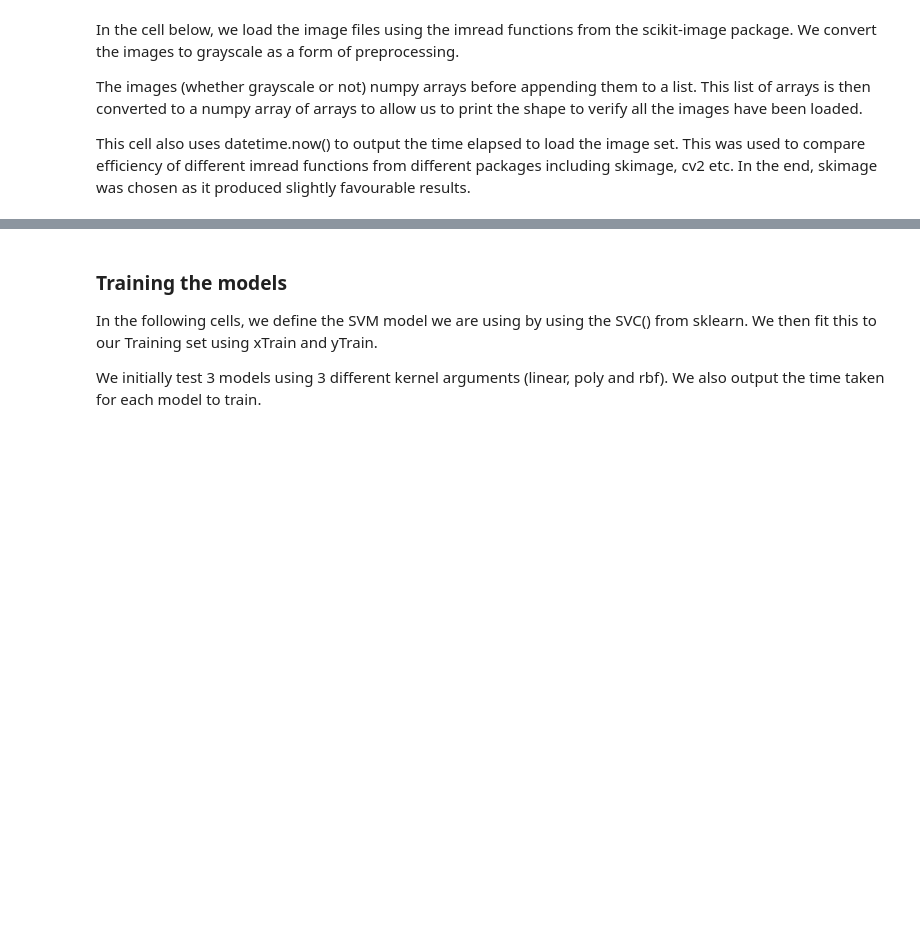
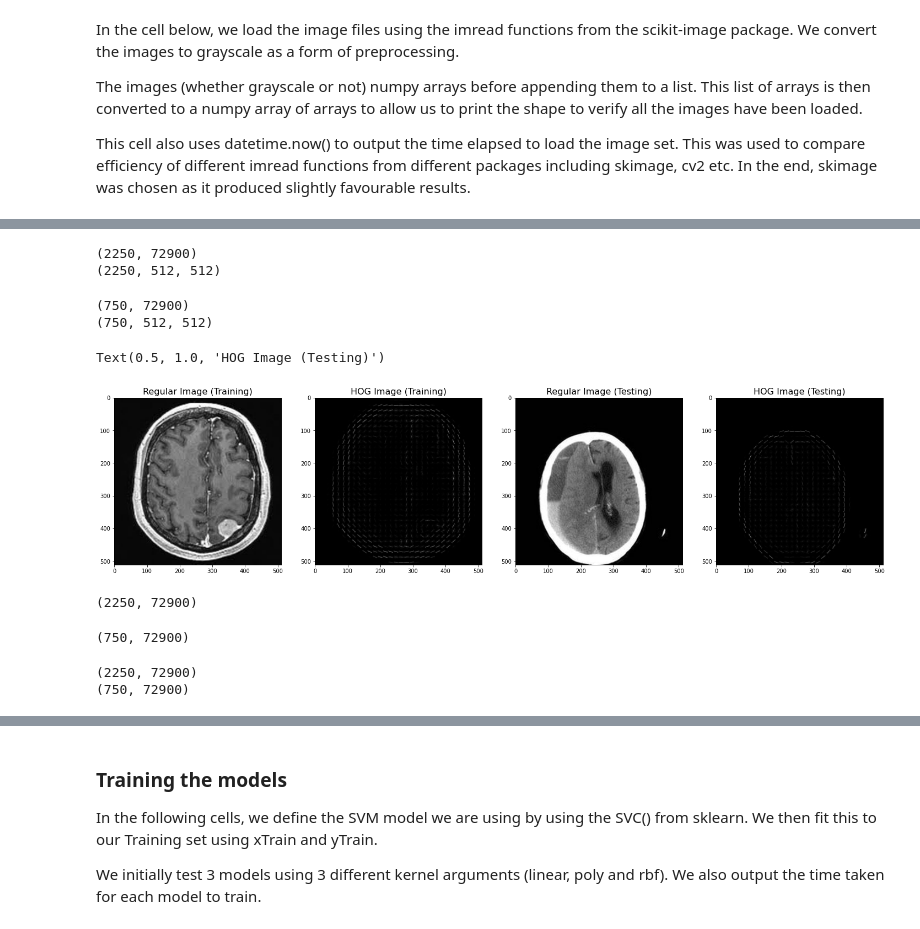
Before and after one commit to yousef-m11/AMLS_21-22_SN18014580, a Jupyter notebook: Task A using SVM.ipynb, the cells around one changed output, grey strips where cells are left out. Cells and saved outputs as stored; diff of their text form; code cells hidden in the pictures; blank space fills up the shorter version.

Commit message:
Task A files complete with Learning curves

```diff
--- a/Task A using SVM.ipynb
+++ b/Task A using SVM.ipynb
@@ -281,0 +226,15 @@ print(xTest.shape) #Printing the shape of xTest to verify  data was split correc
+# %%
+features_hog_train = [] #List to store the HOG feature vectors for each image
+images_hog_train = [] #List to store the HOG image for each image
+
+start_hog_train = datetime.now()
+
+#Looping through all the images and performing hog() on them
+for index in range(len(xTrain)):
+    hog_feature, hog_image = hog(xTrain[index], visualize = True, block_norm = 'L2-Hys', pixels_per_cell=(16,16))
+    features_hog_train.append(hog_feature) #Appending feature vector to a list storing them all
+    images_hog_train.append(hog_image) #Appending HOG visualisation image to a list storing them all
+
+end_hog_train = datetime.now()
+time_hog_train = end_hog_train - start_hog_train
+print('The time elapsed to complete the hog function on the training set is', time_hog_train)
@@ -281,0 +243,15 @@ print(xTest.shape) #Printing the shape of xTest to verify  data was split correc
+# %%
+features_hog_test = [] #List to store the HOG feature vectors for each image
+images_hog_test = [] #List to store the HOG image for each image
+
+start_hog_test = datetime.now()
+
+#Looping through all the images and performing hog() on them
+for index in range(len(xTest)):
+    hog_feature, hog_image = hog(xTest[index], visualize = True, block_norm = 'L2-Hys', pixels_per_cell=(16,16))
+    features_hog_test.append(hog_feature) #Appending feature vector to a list storing them all
+    images_hog_test.append(hog_image) #Appending HOG visualisation image to a list storing them all
+
+end_hog_test = datetime.now()
+time_hog_test = end_hog_test - start_hog_test
+print('The time elapsed to complete the hog function on the testing set is', time_hog_test)
@@ -281,0 +260,49 @@ print(xTest.shape) #Printing the shape of xTest to verify  data was split correc
+# %%
+#Printing the shape of the features and images from the HOG function for verification
+
+print(np.array(features_hog_train).shape)
+print(np.array(images_hog_train).shape)
+# %% [output]
+(2250, 72900)
+(2250, 512, 512)
+# %%
+print(np.array(features_hog_test).shape)
+print(np.array(images_hog_test).shape)
+# %% [output]
+(750, 72900)
+(750, 512, 512)
+# %%
+#This cell generates two plots side-by-side to image[45] (the same one printed after loading the images) before and after the HOG function to show what hog() does to the image
+
+hog_vs_nohog, ax = plt.subplots(nrows=1, ncols=4, figsize=(25,25))
+ax[0].imshow(np.array(xTrain[45]), cmap = 'gray') #A gray colormap is placed on the image
+ax[0].set_title('Regular Image (Training)', fontsize = 16)
+ax[1].imshow(np.array(images_hog_train[45]), cmap = 'gray') #A gray colormap is placed on the image
+ax[1].set_title('HOG Image (Training)', fontsize = 16)
+ax[2].imshow(np.array(xTest[45]), cmap = 'gray') #A gray colormap is placed on the image
+ax[2].set_title('Regular Image (Testing)', fontsize = 16)
+ax[3].imshow(np.array(images_hog_test[45]), cmap = 'gray') #A gray colormap is placed on the image
+ax[3].set_title('HOG Image (Testing)', fontsize = 16)
+# %% [output]
+Text(0.5, 1.0, 'HOG Image (Testing)')
+[figure, added]
+# %%
+feature_matrix_training = np.array(features_hog_train) #Converting the list of features extracted from HOG into an array
+print(feature_matrix_training.shape) #Printing the shape of the feature matrix to visually verify if it is acceptable
+# %% [output]
+(2250, 72900)
+# %%
+feature_matrix_testing = np.array(features_hog_test)
+print(feature_matrix_testing.shape)
+# %% [output]
+(750, 72900)
+# %%
+std_scl = StandardScaler()
+feature_matrix_training = std_scl.fit_transform(feature_matrix_training)
+feature_matrix_testing = std_scl.transform(feature_matrix_testing)
+
+print(feature_matrix_training.shape)
+print(feature_matrix_testing.shape)
+# %% [output]
+(2250, 72900)
+(750, 72900)
```
Also changed, not shown: parts of 86 cells of this notebook, 1 other file.
